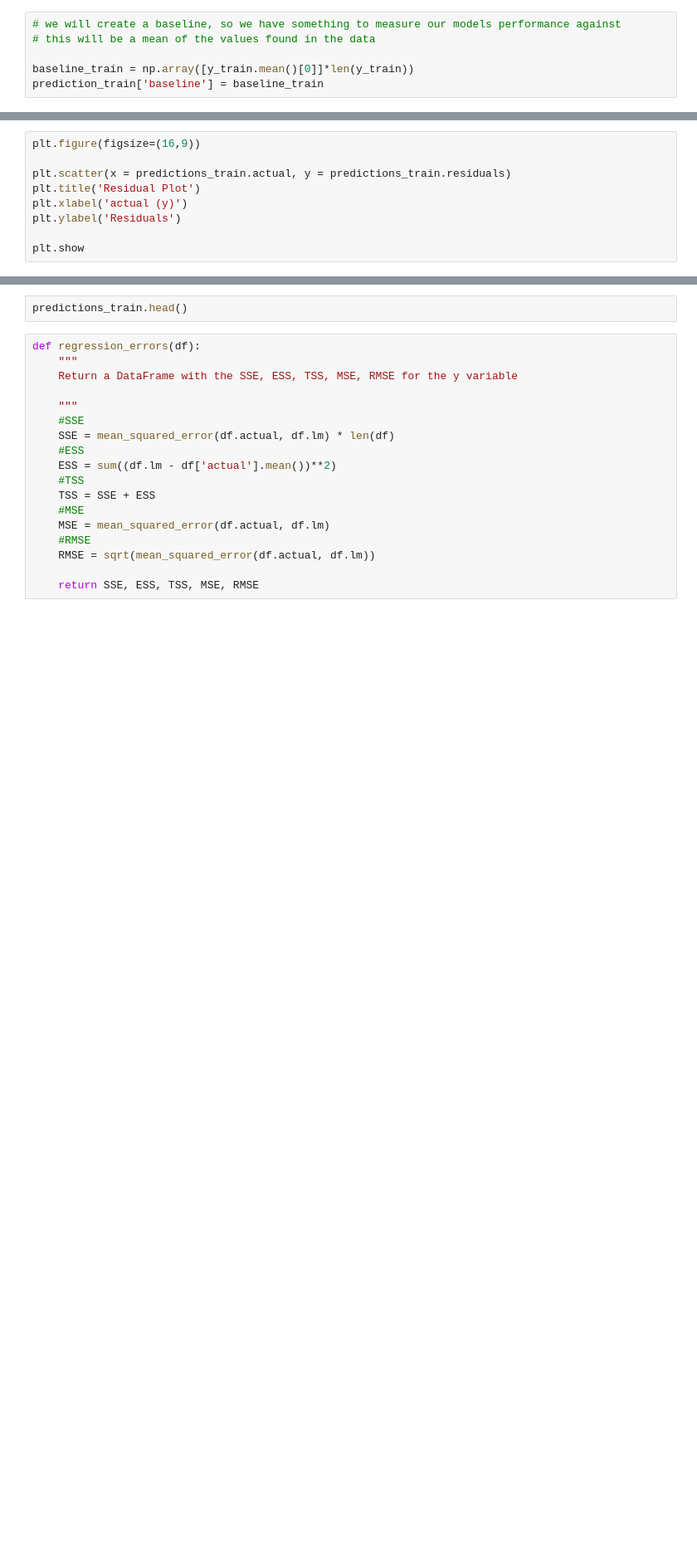
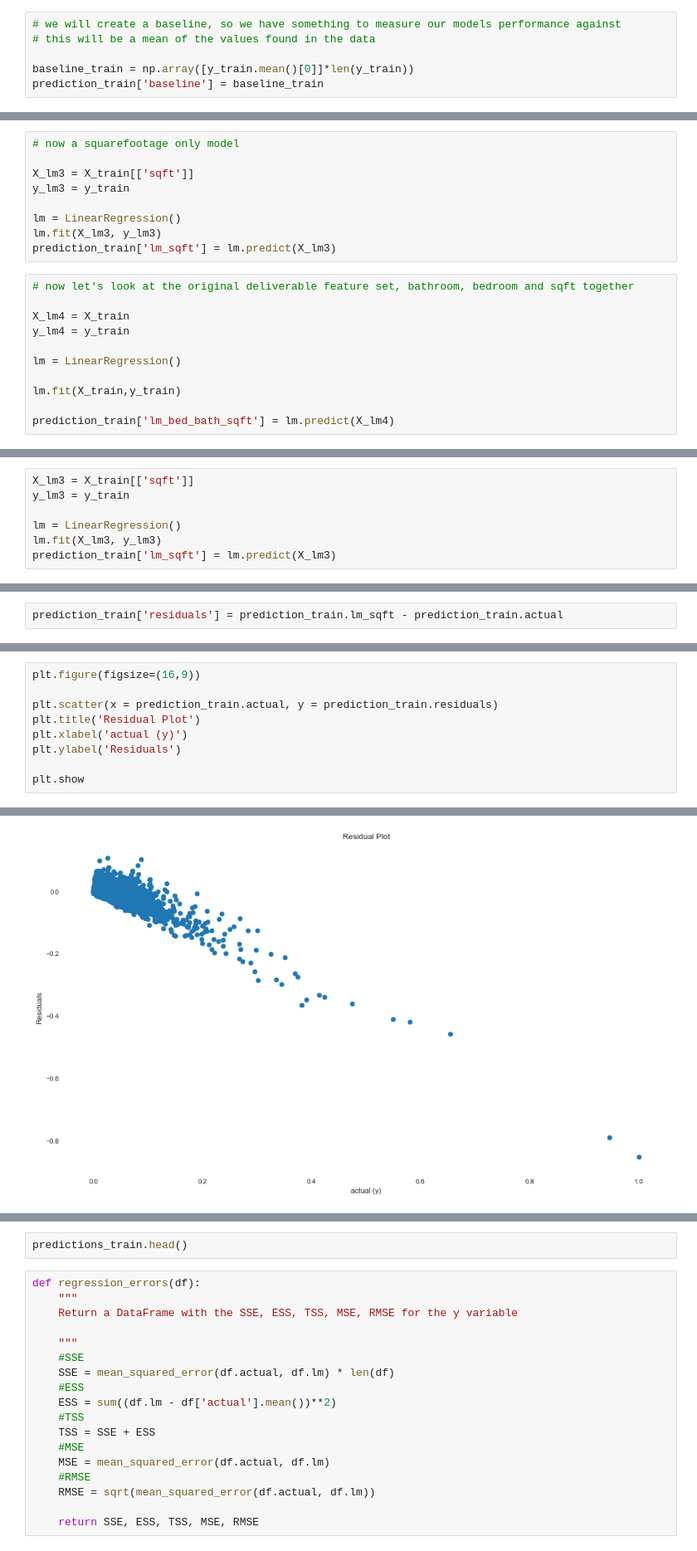
Before and after one commit to chasethompson/Home-Value-Estimator, a Jupyter notebook: zillow_project.ipynb, the cells around one changed output, grey strips where cells are left out. Shown at 83% size. Drawn from its saved outputs; the diff is of its cells as text; blank space fills up the shorter version.

```diff
--- a/zillow_project.ipynb
+++ b/zillow_project.ipynb
@@ -559 +541,21 @@ predictions_train['lm']= lm_predictions
+# %%
+# now a squarefootage only model
+
+X_lm3 = X_train[['sqft']]
+y_lm3 = y_train
+
+lm = LinearRegression()
+lm.fit(X_lm3, y_lm3)
+prediction_train['lm_sqft'] = lm.predict(X_lm3)
+# %%
+# now let's look at the original deliverable feature set, bathroom, bedroom and sqft together
+
+X_lm4 = X_train
+y_lm4 = y_train
+
+lm = LinearRegression()
+
+lm.fit(X_train,y_train)
+
+prediction_train['lm_bed_bath_sqft'] = lm.predict(X_lm4)
 # %%
@@ -562,0 +588,7 @@ predictions_train['residuals'] = predictions_train.lm - predictions_train.actual
+# %%
+X_lm3 = X_train[['sqft']]
+y_lm3 = y_train
+
+lm = LinearRegression()
+lm.fit(X_lm3, y_lm3)
+prediction_train['lm_sqft'] = lm.predict(X_lm3)
@@ -563 +601,3 @@ predictions_train['residuals'] = predictions_train.lm - predictions_train.actual
+# %%
+prediction_train['residuals'] = prediction_train.lm_sqft - prediction_train.actual
 # %%
@@ -565,9 +612,10 @@ predictions_train.head()
 # %%
 plt.figure(figsize=(16,9))
 
-plt.scatter(x = predictions_train.actual, y = predictions_train.residuals)
+plt.scatter(x = prediction_train.actual, y = prediction_train.residuals)
 plt.title('Residual Plot')
 plt.xlabel('actual (y)')
 plt.ylabel('Residuals')
 
 plt.show
+# %% [output]
@@ -574 +623,2 @@ plt.show
+[figure, added]
 # %% [markdown]
```
Also changed, not shown: parts of 48 cells of this notebook.
